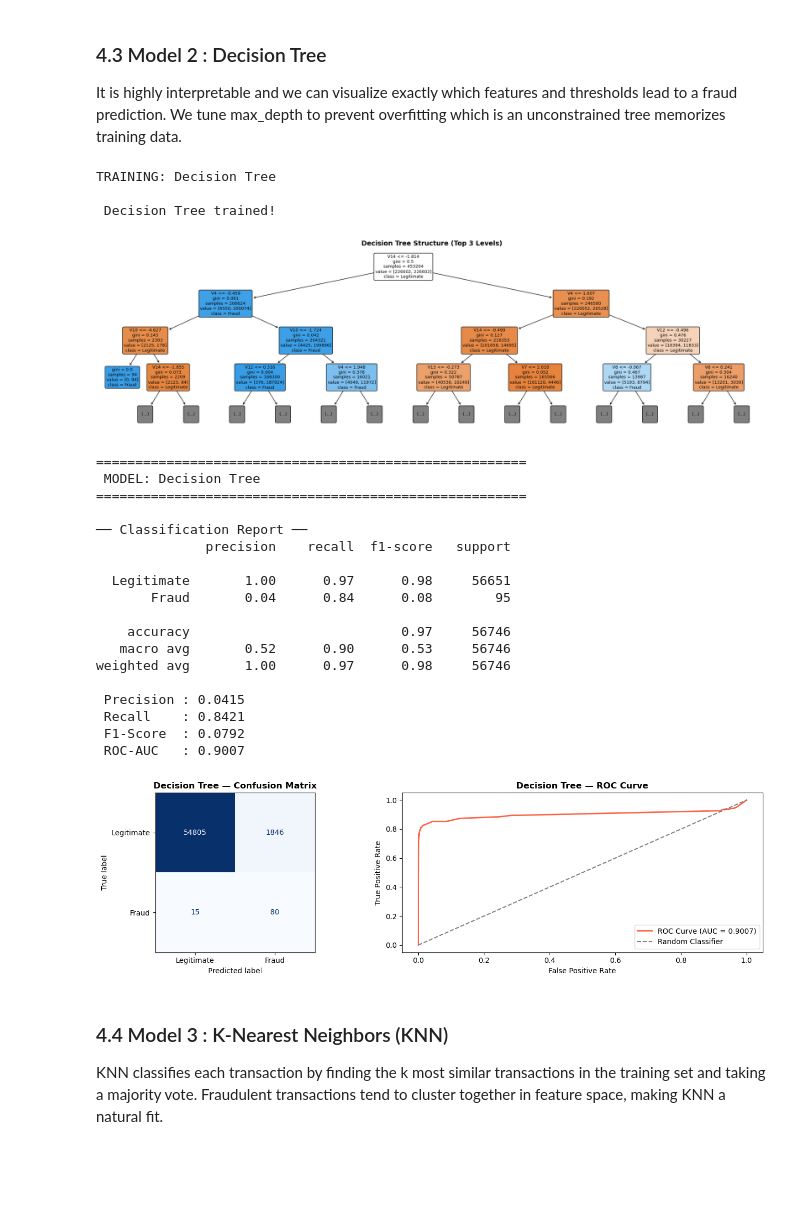
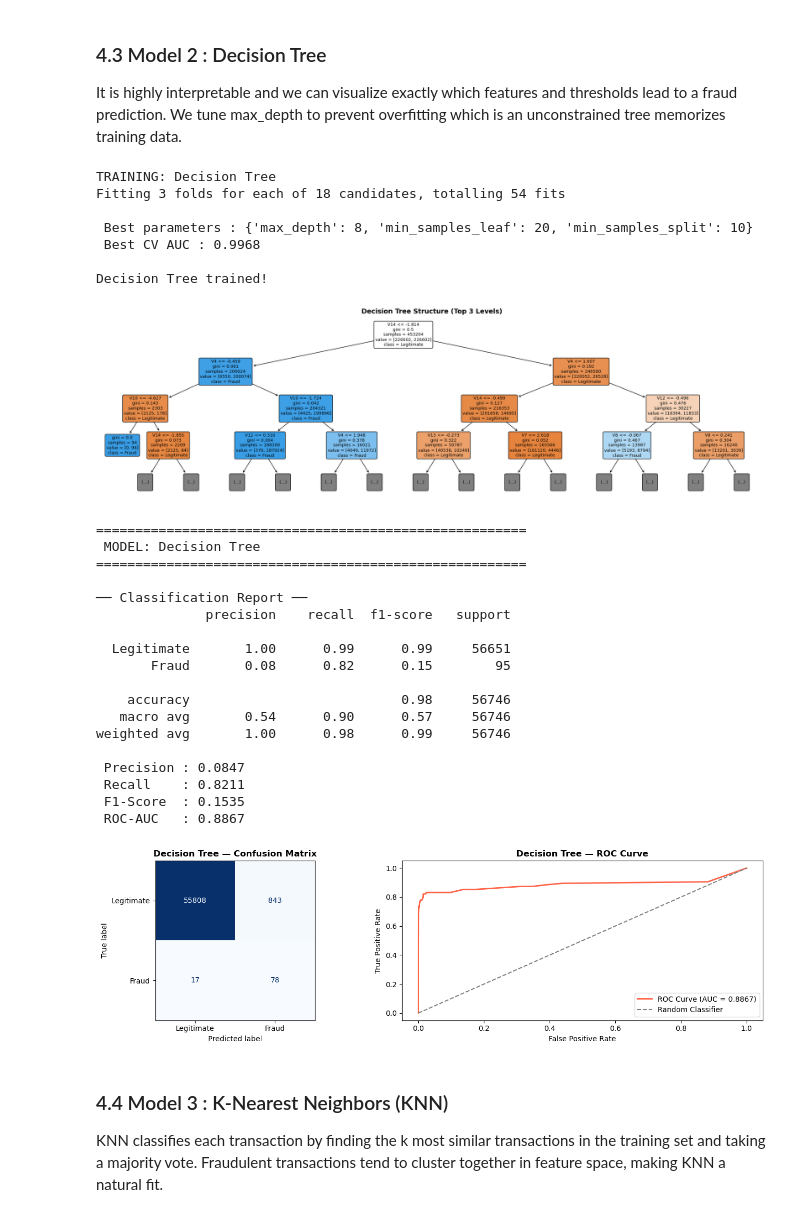
Before and after one commit to prekshapraveen2502/Credit-Card-Fraud-Detection, a Jupyter notebook: notebook/Team 5 Credit Card Fraud Detection.ipynb, the cells around one changed output. Saved outputs shown, nothing was run; the diff lists cells and outputs as text; code cells hidden in the pictures; blank space fills up the shorter version.

```diff
--- a/notebook/Team 5 Credit Card Fraud Detection.ipynb
+++ b/notebook/Team 5 Credit Card Fraud Detection.ipynb
@@ -635,56 +635,91 @@ Logistic Regression trained!
 It is highly interpretable and we can visualize exactly which features and thresholds lead to a fraud prediction. We tune max_depth to prevent overfitting which is an unconstrained tree memorizes training data.
 # %%
 from sklearn.tree import DecisionTreeClassifier, plot_tree
+from sklearn.model_selection import GridSearchCV, StratifiedKFold
 
 print("TRAINING: Decision Tree")
 
+# Step 1: Hyperparameter Tuning via GridSearchCV
+# Instead of fixed parameters, we search across combinations to find the best max_depth and min_samples_leaf automatically.
+# We use StratifiedKFold to preserve fraud ratio in each fold.
+# Optimizing for ROC-AUC rather than accuracy due to class imbalance.
+
+dt_params = {
+    'max_depth':         [4, 6, 8],        # controls overfitting
+    'min_samples_split': [10, 20],         # min samples needed to split a node
+    'min_samples_leaf':  [5, 10, 20]       # min samples required in each leaf
+}
+
+folds = StratifiedKFold(n_splits=3, shuffle=True, random_state=42)
+
+dt_cv = GridSearchCV(
+    DecisionTreeClassifier(random_state=42, class_weight='balanced'),
+    dt_params,
+    scoring='roc_auc',   # optimize for ROC-AUC not accuracy
+    cv=folds,
+    n_jobs=-1,           # use all CPU cores
+    verbose=1
+)
+dt_cv.fit(X_train_sm, y_train_sm)
+
+print(f"\n Best parameters : {dt_cv.best_params_}")
+print(f" Best CV AUC : {dt_cv.best_score_:.4f}")
+
+#Step 2: Train Final Model with Best Parameters
+# GridSearchCV finds the best settings on cross-validation folds.
+# We now retrain on the FULL SMOTE training set using those settings so the final model sees all available training data.
+
 dt = DecisionTreeClassifier(
-    max_depth=6,          # controls overfitting — tuned via experimentation
-    min_samples_split=10, # a node must have at least 10 samples to split
-    min_samples_leaf=5,   # each leaf must have at least 5 samples
+    **dt_cv.best_params_,     # use best hyperparameters found
     random_state=42,
-    class_weight='balanced'
+    class_weight='balanced'   # additional safeguard against imbalance
 )
+dt.fit(X_train_sm, y_train_sm)
+print("\nDecision Tree trained!")
 
-dt.fit(X_train_sm, y_train_sm)
-print("\n Decision Tree trained!")
+# Step 3: Tree Structure Visualisation
+# Top 3 levels only as full tree would be unreadable at max_depth=8+
+# Root split on V14 confirms our EDA correlation finding (r = -0.30)
 
-# Visualize the top 3 levels of the tree
 plt.figure(figsize=(20, 6))
 plot_tree(dt, max_depth=3, feature_names=X_train_sm.columns,
           class_names=['Legitimate', 'Fraud'],
           filled=True, rounded=True, fontsize=9)
 plt.title("Decision Tree Structure (Top 3 Levels)", fontsize=14, fontweight='bold')
 plt.tight_layout()
 plt.show()
 
-# Evaluate
+# Step 4: Evaluate
 dt_results = evaluate_model("Decision Tree", dt, X_test, y_test)
 comparison_results.append(dt_results)
 # %% [output]
 TRAINING: Decision Tree
+Fitting 3 folds for each of 18 candidates, totalling 54 fits
 
- Decision Tree trained!
+ Best parameters : {'max_depth': 8, 'min_samples_leaf': 20, 'min_samples_split': 10}
+ Best CV AUC : 0.9968
+
+Decision Tree trained!
 [figure]
 =======================================================
  MODEL: Decision Tree
 =======================================================
 
 ── Classification Report ──
               precision    recall  f1-score   support
 
-  Legitimate       1.00      0.97      0.98     56651
-       Fraud       0.04      0.84      0.08        95
+  Legitimate       1.00      0.99      0.99     56651
+       Fraud       0.08      0.82      0.15        95
 
-    accuracy                           0.97     56746
-   macro avg       0.52      0.90      0.53     56746
-weighted avg       1.00      0.97      0.98     56746
+    accuracy                           0.98     56746
+   macro avg       0.54      0.90      0.57     56746
+weighted avg       1.00      0.98      0.99     56746
 
- Precision : 0.0415
- Recall    : 0.8421
- F1-Score  : 0.0792
- ROC-AUC   : 0.9007
+ Precision : 0.0847
+ Recall    : 0.8211
+ F1-Score  : 0.1535
+ ROC-AUC   : 0.8867
-[figure, old version]
+[figure, new version]
 # %% [markdown]
 ### 4.4 Model 3 : K-Nearest Neighbors (KNN)
 KNN classifies each transaction by finding the k most similar transactions in the training set and taking a majority vote. Fraudulent transactions tend to cluster together in feature space, making KNN a natural fit.
```
Also changed, not shown: parts of 6 cells of this notebook, 1 other file.
